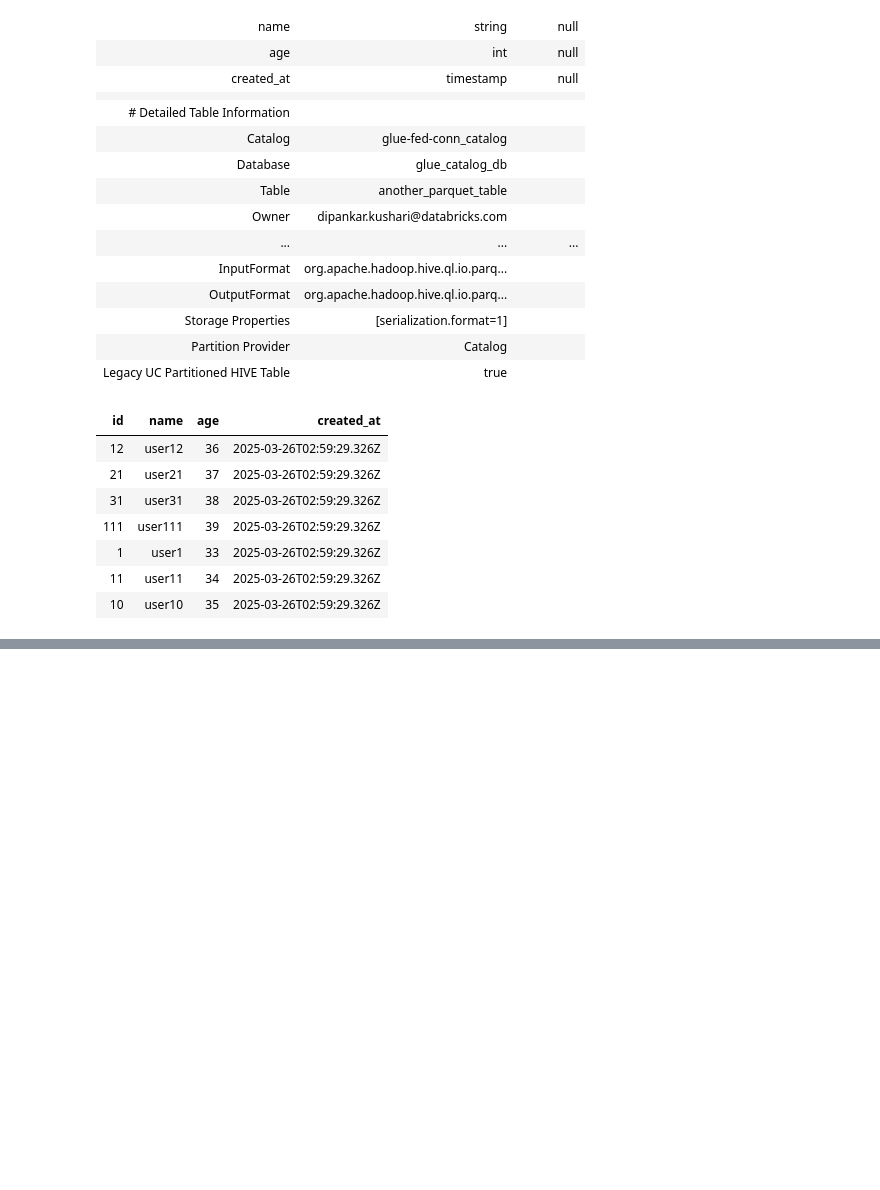
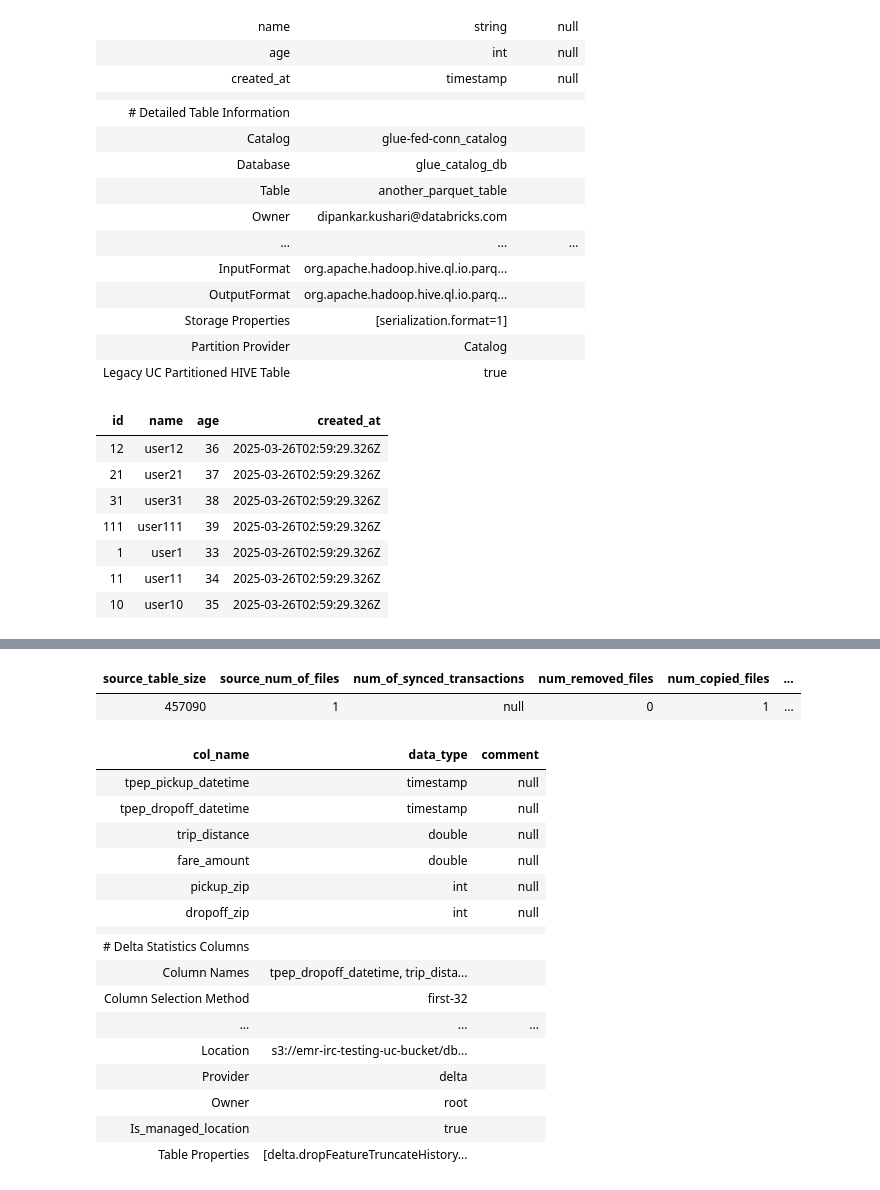
Before and after one commit to dipankarkush-db/mars, a Jupyter notebook: Glue federation NB.ipynb, the cells around one changed output, grey strips where cells are left out. Drawn from its saved outputs; the diff is of its cells as text; code cells hidden in the pictures; blank space fills up the shorter version.

```diff
--- a/Glue federation NB.ipynb
+++ b/Glue federation NB.ipynb
@@ -169,0 +187,25 @@ select * from `glue-fed-conn_catalog`.glue_catalog_db.another_parquet_table;
+# %%
+create table hive_metastore.db_from_athena.taxi_trip_1 deep clone samples.nyctaxi.trips;
+# %% [output]
+| source_table_size | source_num_of_files | num_of_synced_transactions | num_removed_files | num_copied_files | ... |
+| 457090 | 1 | null | 0 | 1 | ... |
+# %%
+desc extended hive_metastore.db_from_athena.taxi_trip_1;
+# %% [output]
+| col_name | data_type | comment |
+| tpep_pickup_datetime | timestamp | null |
+| tpep_dropoff_datetime | timestamp | null |
+| trip_distance | double | null |
+| fare_amount | double | null |
+| pickup_zip | int | null |
+| dropoff_zip | int | null |
+|  |  |  |
+| # Delta Statistics Columns |  |  |
+| Column Names | tpep_dropoff_datetime, trip_dista... |  |
+| Column Selection Method | first-32 |  |
+| ... | ... | ... |
+| Location | s3://emr-irc-testing-uc-bucket/db... |  |
+| Provider | delta |  |
+| Owner | root |  |
+| Is_managed_location | true |  |
+| Table Properties | [delta.dropFeatureTruncateHistory... |  |
```
Also changed, not shown: parts of 5 cells of this notebook.
